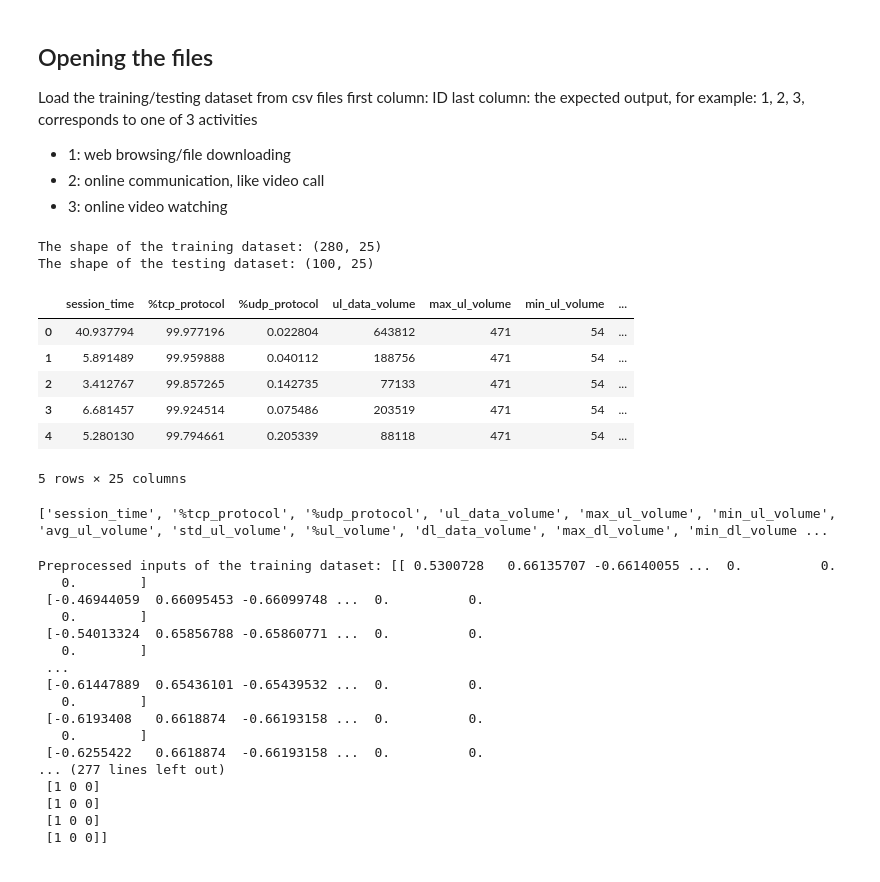
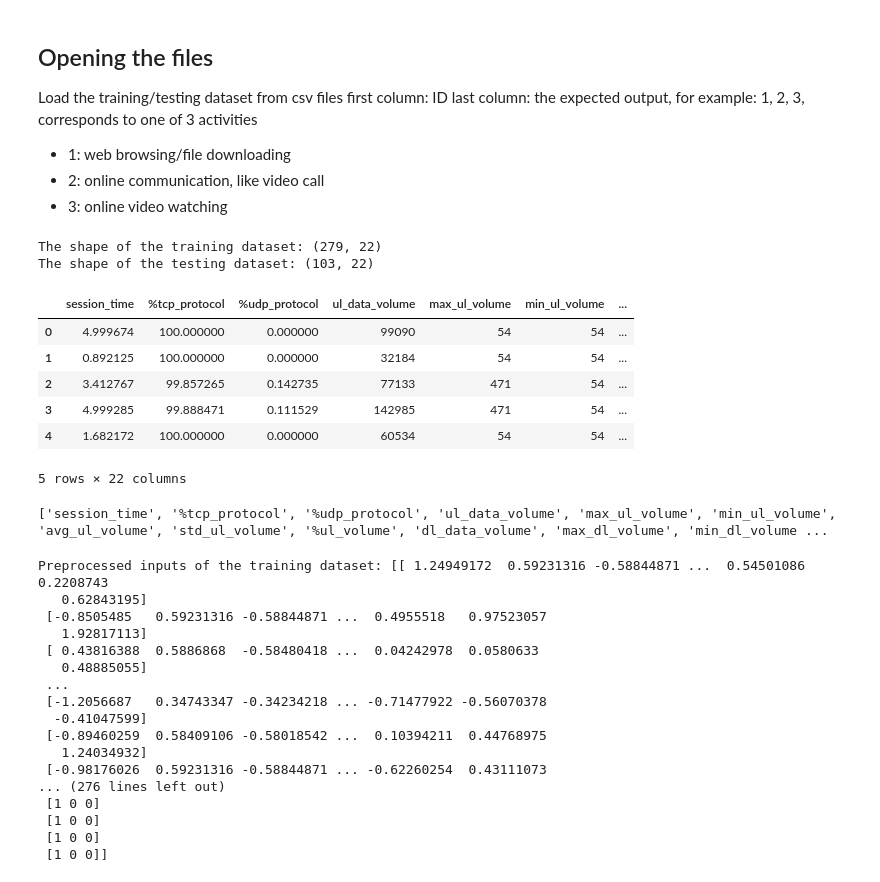
Before and after one commit to sandeepaamcp/activity-classification, a Jupyter notebook: xai/neural_networks_xai.ipynb, the cells around one changed output. Saved outputs shown, nothing was run; the diff lists cells and outputs as text; code cells hidden in the pictures.

```diff
--- a/nn_xai.ipynb
+++ b/xai/neural_networks_xai.ipynb
@@ -21,27 +18,27 @@ last column: the expected output, for example: 1, 2, 3, corresponds to one of 3
 + 3: online video watching
 # %%
 # Load the training/testing dataset from csv files
-training_dataset = pd.read_csv("train_file.csv", header=0, usecols=[*range(1,26)], sep=",")
-testing_dataset = pd.read_csv("test_file.csv", header=0, usecols=[*range(1,26)], sep=",")
+training_dataset = pd.read_csv("../output_train_orig.csv", header=0, usecols=[*range(1,23)], sep=";")
+testing_dataset = pd.read_csv("../output_test.csv", header=0, usecols=[*range(1,23)], sep=";")
 
 # Remove missing values
 training_dataset.dropna(axis = 0, inplace = True)
 testing_dataset.dropna(axis = 0, inplace = True)
 
 print("The shape of the training dataset: " + str(training_dataset.shape))
 print("The shape of the testing dataset: " + str(testing_dataset.shape))
 
 training_dataset.head()
 # %% [output]
-The shape of the training dataset: (280, 25)
-The shape of the testing dataset: (100, 25)
+The shape of the training dataset: (279, 22)
+The shape of the testing dataset: (103, 22)
 |  | session_time | %tcp_protocol | %udp_protocol | ul_data_volume | max_ul_volume | min_ul_volume | ... |
-| 0 | 40.937794 | 99.977196 | 0.022804 | 643812 | 471 | 54 | ... |
-| 1 | 5.891489 | 99.959888 | 0.040112 | 188756 | 471 | 54 | ... |
+| 0 | 4.999674 | 100.000000 | 0.000000 | 99090 | 54 | 54 | ... |
+| 1 | 0.892125 | 100.000000 | 0.000000 | 32184 | 54 | 54 | ... |
 | 2 | 3.412767 | 99.857265 | 0.142735 | 77133 | 471 | 54 | ... |
-| 3 | 6.681457 | 99.924514 | 0.075486 | 203519 | 471 | 54 | ... |
-| 4 | 5.280130 | 99.794661 | 0.205339 | 88118 | 471 | 54 | ... |
+| 3 | 4.999285 | 99.888471 | 0.111529 | 142985 | 471 | 54 | ... |
+| 4 | 1.682172 | 100.000000 | 0.000000 | 60534 | 54 | 54 | ... |
-5 rows × 25 columns
+5 rows × 22 columns
 # %%
 # Set of features in the dataset
 features = list(testing_dataset.columns)
@@ -51,13 +48,13 @@ print(features[:-1])
 # %%
 # Convert the expected output into arrays, e.g., 1 -> [1, 0, 0]
 output_training = []
-for i, val in enumerate(training_dataset.iloc[:,24]):
+for i, val in enumerate(training_dataset.iloc[:,21]):
     temp = [0, 0, 0]
     temp[val - 1] = 1
     output_training.append(temp)
 
 output_testing = []
-for i, val in enumerate(testing_dataset.iloc[:,24]):
+for i, val in enumerate(testing_dataset.iloc[:,21]):
     temp = [0, 0, 0]
     temp[val - 1] = 1
     output_testing.append(temp)
@@ -80,19 +77,19 @@ Y_test = np.array(output_testing)
 print("Preprocessed inputs of the training dataset: " + str(X_train))
 print("Preprocessed outputs of the training dataset: " + str(Y_train))
 # %% [output]
-Preprocessed inputs of the training dataset: [[ 0.5300728   0.66135707 -0.66140055 ...  0.          0.
-   0.        ]
- [-0.46944059  0.66095453 -0.66099748 ...  0.          0.
-   0.        ]
- [-0.54013324  0.65856788 -0.65860771 ...  0.          0.
-   0.        ]
+Preprocessed inputs of the training dataset: [[ 1.24949172  0.59231316 -0.58844871 ...  0.54501086  0.2208743
+   0.62843195]
+ [-0.8505485   0.59231316 -0.58844871 ...  0.4955518   0.97523057
+   1.92817113]
+ [ 0.43816388  0.5886868  -0.58480418 ...  0.04242978  0.0580633
+   0.48885055]
  ...
- [-0.61447889  0.65436101 -0.65439532 ...  0.          0.
-   0.        ]
- [-0.6193408   0.6618874  -0.66193158 ...  0.          0.
-   0.        ]
- [-0.6255422   0.6618874  -0.66193158 ...  0.          0.
-... (277 lines left out)
+ [-1.2056687   0.34743347 -0.34234218 ... -0.71477922 -0.56070378
+  -0.41047599]
+ [-0.89460259  0.58409106 -0.58018542 ...  0.10394211  0.44768975
+   1.24034932]
+ [-0.98176026  0.59231316 -0.58844871 ... -0.62260254  0.43111073
+... (276 lines left out)
  [1 0 0]
  [1 0 0]
  [1 0 0]
```
Also changed, not shown: parts of 7 cells of this notebook, 12 other files.
